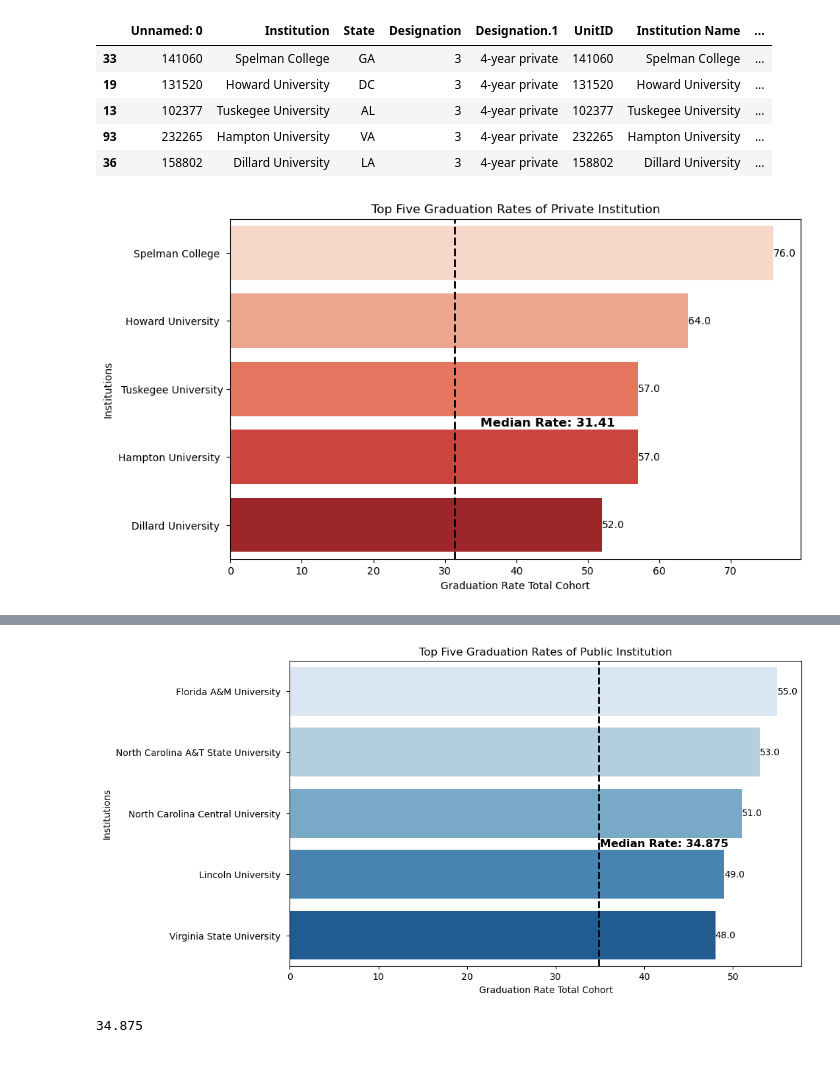
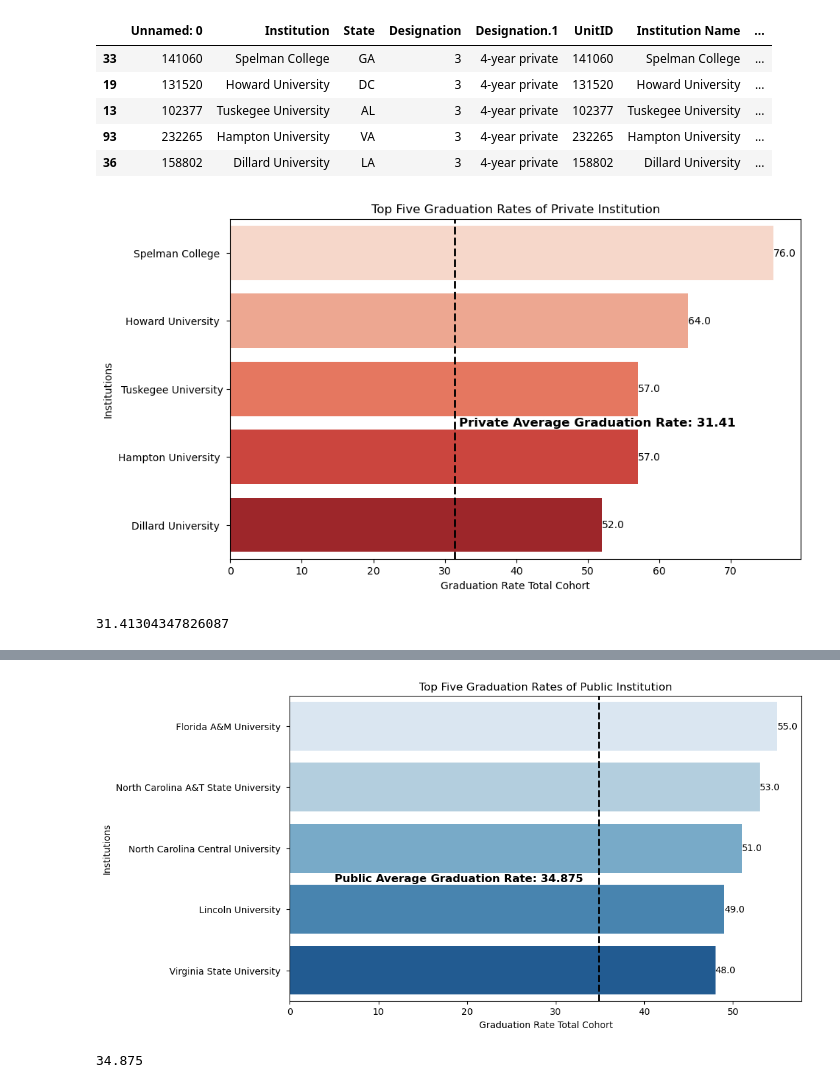
Before and after one commit to mhm516/HBCU_Analysis_Capstone, a Jupyter notebook: notebook/school_stats.ipynb, the cells around one changed output, grey strips where cells are left out. Cells and saved outputs as stored; diff of their text form; code cells hidden in the pictures.

```diff
--- a/notebook/school_stats.ipynb
+++ b/notebook/school_stats.ipynb
@@ -812,15 +812,17 @@ plt.xlabel('Graduation Rate Total Cohort')
 plt.ylabel('Institutions')
 plt.title('Top Five Graduation Rates of Private Institution')
 plt.axvline(x=31.41, color='black', linestyle='--', linewidth=2)
-plt.text(35, len(x1) / 2, 'Median Rate: 31.41', va='center', ha='left', color='black', fontsize=12, fontweight='bold')
+plt.text(32, len(x2) / 2, 'Private Average Graduation Rate: 31.41', va='center', ha='left', color='black', fontsize=12, fontweight='bold')
 
 for index, value in enumerate(x1["Graduation_Rate_Total"]):
     plt.text(value, index, str(value), va='center')
 
 plt.savefig('../maps/private_grad_rates.png',bbox_inches='tight',dpi=300)
 plt.show()
+private_grads.iloc[:, 7].mean()
 # %% [output]
-[figure, old version]
+[figure, new version]
+31.41304347826087
 # %%
 top_pub_grads=public_grads.iloc[:, 7].nlargest(5)
 pub_grads_10=top_pub_grads.reset_index(drop=False)
@@ -840,18 +842,18 @@ x2
 # %%
 plt.figure(figsize=(10, 6))
 sns.barplot(x="Graduation_Rate_Total", y="Institution", data=x2, palette="Blues")
 plt.xlabel('Graduation Rate Total Cohort')
 plt.ylabel('Institutions')
 plt.title('Top Five Graduation Rates of Public Institution')
 plt.axvline(x=34.875, color='black', linestyle='--', linewidth=2)
-plt.text(35, len(x2) / 2, 'Median Rate: 34.875', va='center', ha='left', color='black', fontsize=12, fontweight='bold')
+plt.text(5, len(x2) / 2, 'Public Average Graduation Rate: 34.875', va='center', ha='left', color='black', fontsize=12, fontweight='bold')
 
 for index, value in enumerate(x2["Graduation_Rate_Total"]):
     plt.text(value, index, str(value), va='center')
 
 plt.savefig('../maps/public_grad_rates.png',bbox_inches='tight',dpi=300)
 plt.show()
 # %% [output]
-[figure, old version]
+[figure, new version]
 # %%
 public_grads.iloc[:, 7].mean()
```
Also changed, not shown: parts of 13 cells of this notebook.
